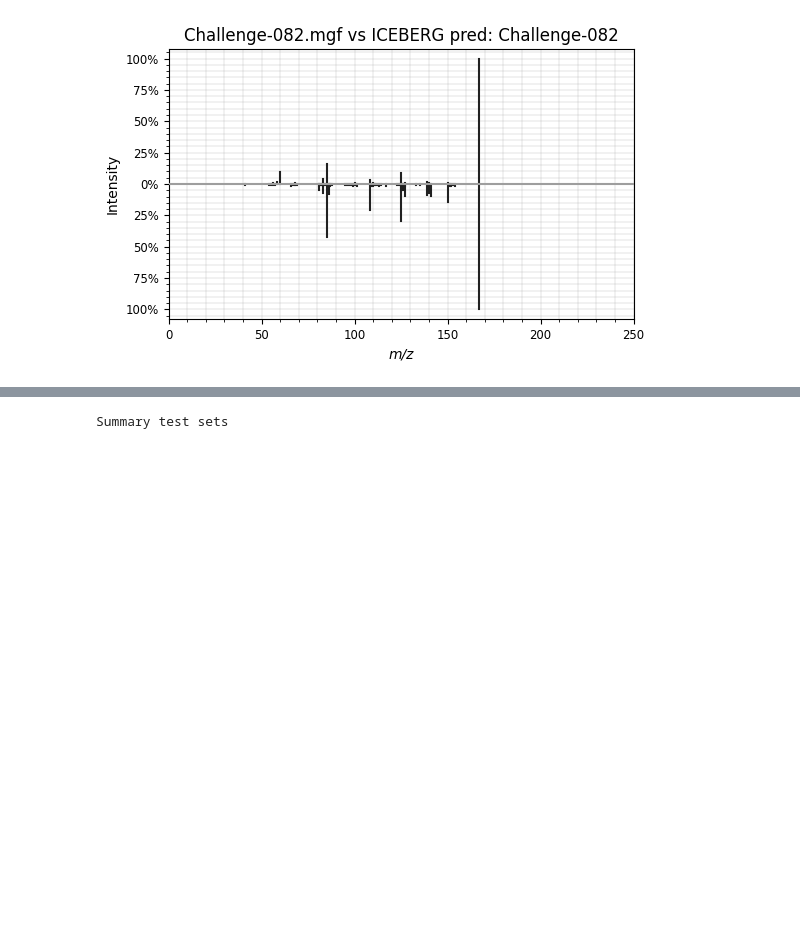
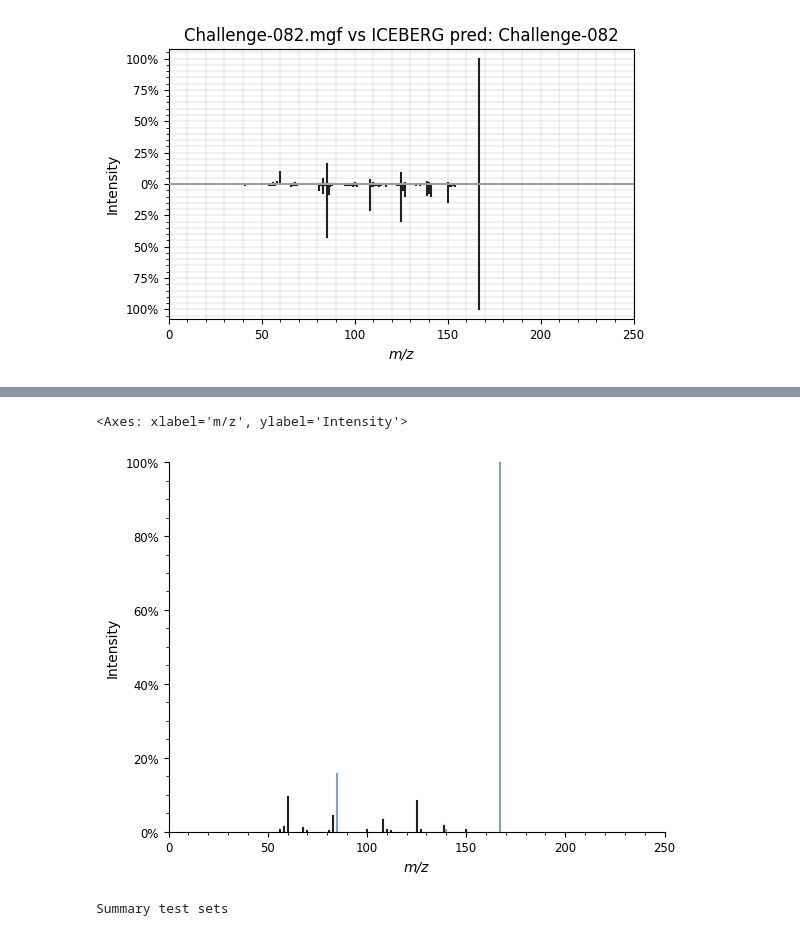
Before and after one commit to BAMeScience/fiora, a Jupyter notebook: notebooks/test_model.ipynb, the cells around one changed output, grey strips where cells are left out. Saved outputs shown, nothing was run; the diff lists cells and outputs as text; code cells hidden in the pictures; blank space fills up the shorter version.

Commit message:
Implement peak color annotation with spectrum_utils (and test)

```diff
--- a/notebooks/test_model.ipynb
+++ b/notebooks/test_model.ipynb
@@ -485,0 +498,5 @@ plt.show()
+# %%
+annotate_and_plot(df_cas.iloc[81 + i], [140.093, 167.10, 85.05])#mz_fragments= df_cas.iloc[81 + i]["peaks"]["mz"])
+# %% [output]
+<Axes: xlabel='m/z', ylabel='Intensity'>
+[figure, added]
```
Also changed, not shown: parts of 6 cells of this notebook, 1 other file.
